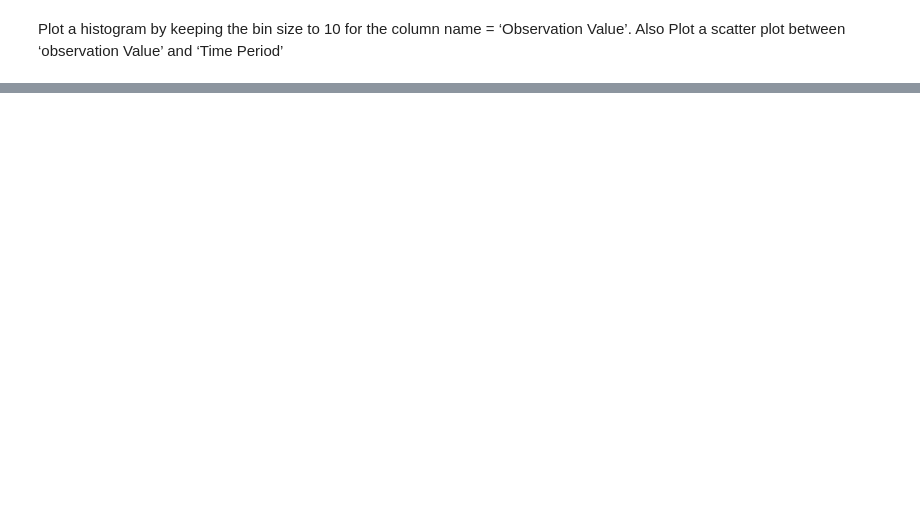
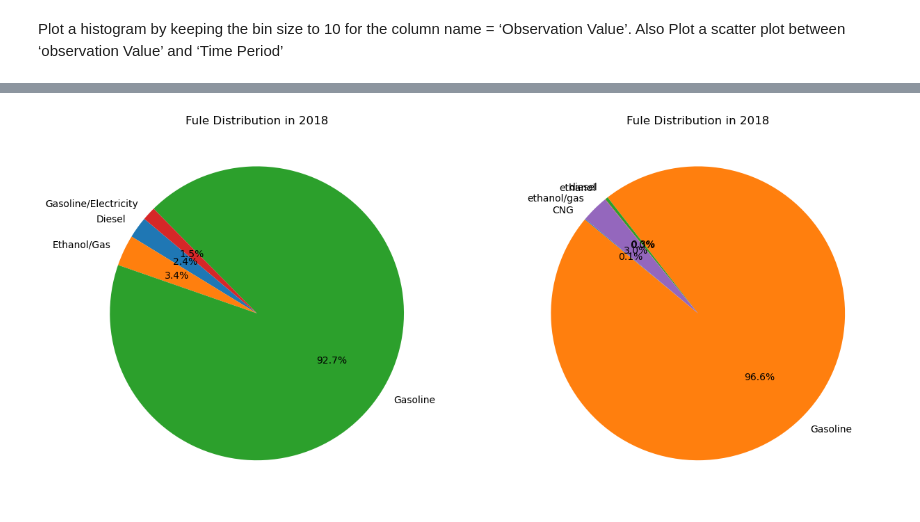
Before and after one commit to Dhruvapatil0202/C-DAC-, a Jupyter notebook: Data_Analytics/Assignments/DA_Assignment_9.ipynb, the cells around one changed output, grey strips where cells are left out. Drawn from its saved outputs; the diff is of its cells as text; code cells hidden in the pictures; blank space fills up the shorter version.

```diff
--- a/Data_Analytics/Assignments/DA_Assignment_9.ipynb
+++ b/Data_Analytics/Assignments/DA_Assignment_9.ipynb
@@ -171,0 +778,16 @@ plt.show()
+# %%
+# Plotting pie chart for fuel Distribution
+fig, axis = plt.subplots(1, 2, figsize = (15, 8))
+fig1, fig2 = axis
+
+counts = all_18.groupby("Fuel").size()
+fig1.pie(counts, labels = counts.index, autopct='%1.1f%%', startangle=140)
+fig1.set_title("Fule Distribution in 2018")
+
+counts = all_08.groupby("Fuel").size()
+fig2.pie(counts, labels = counts.index, autopct='%1.1f%%', startangle=140)
+fig2.set_title("Fule Distribution in 2018")
+
+plt.show()
+# %% [output]
+[figure, added]
```
Also changed, not shown: parts of 63 cells of this notebook, 12 other files.
